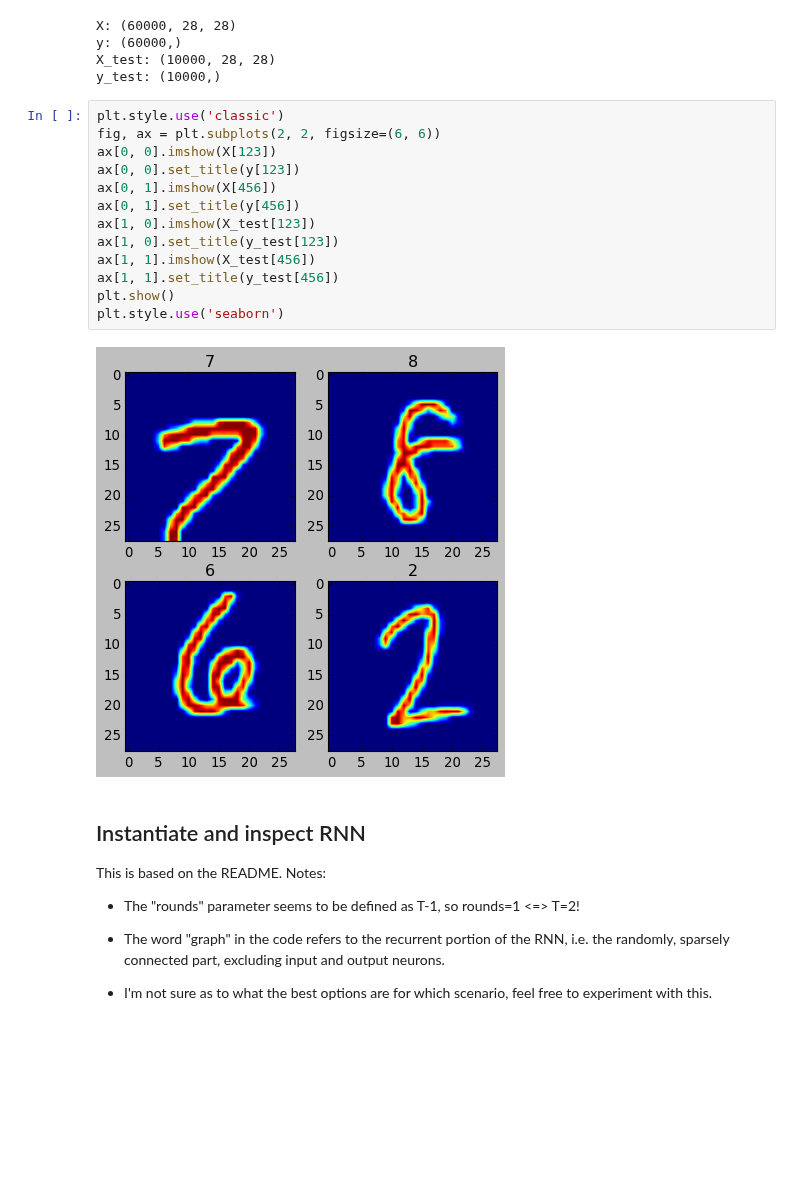
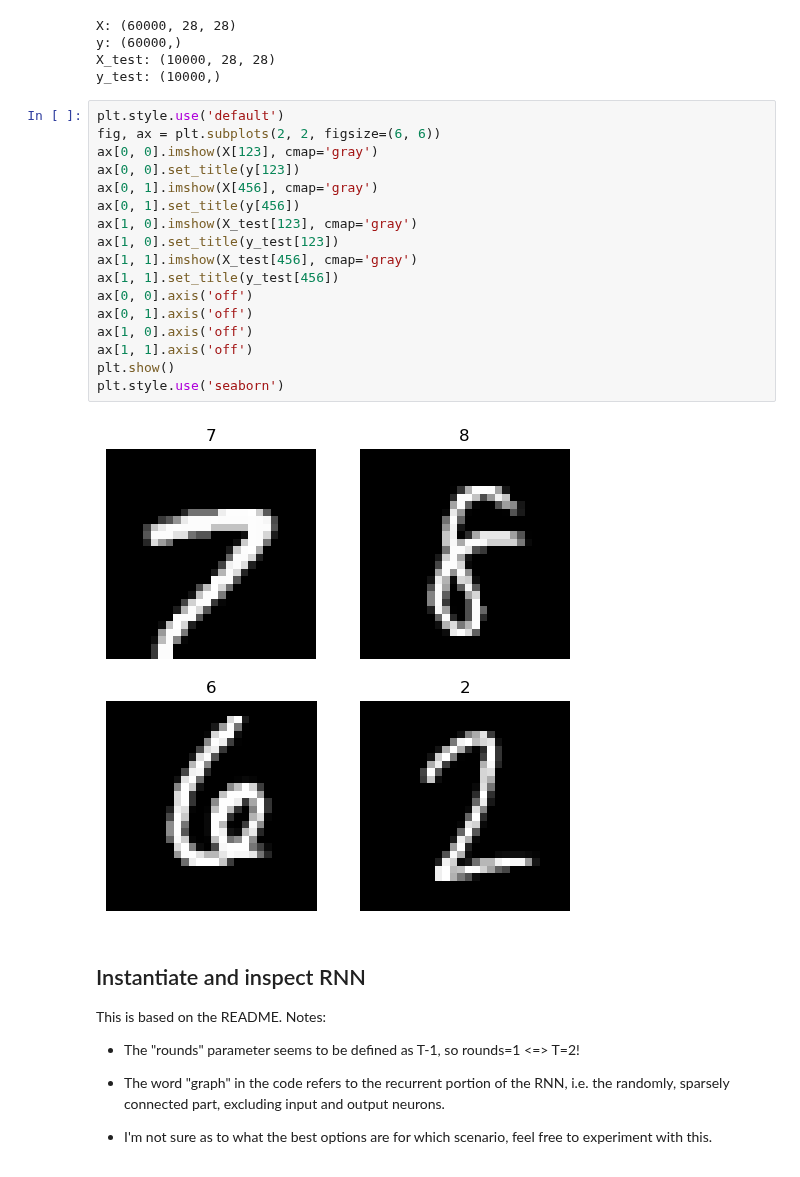
Before and after one commit to saykartik/assemblies, a Jupyter notebook: BrainNet/notebooks/paper_generalization_experiments.ipynb, the cells around one changed output. Drawn from its saved outputs; the diff is of its cells as text; blank space fills up the shorter version.

```diff
--- a/BrainNet/notebooks/paper_generalization_experiments.ipynb
+++ b/BrainNet/notebooks/paper_generalization_experiments.ipynb
@@ -82,20 +87,24 @@ y: (60000,)
 X_test: (10000, 28, 28)
 y_test: (10000,)
 # %%
-plt.style.use('classic')
+plt.style.use('default')
 fig, ax = plt.subplots(2, 2, figsize=(6, 6))
-ax[0, 0].imshow(X[123])
+ax[0, 0].imshow(X[123], cmap='gray')
 ax[0, 0].set_title(y[123])
-ax[0, 1].imshow(X[456])
+ax[0, 1].imshow(X[456], cmap='gray')
 ax[0, 1].set_title(y[456])
-ax[1, 0].imshow(X_test[123])
+ax[1, 0].imshow(X_test[123], cmap='gray')
 ax[1, 0].set_title(y_test[123])
-ax[1, 1].imshow(X_test[456])
+ax[1, 1].imshow(X_test[456], cmap='gray')
 ax[1, 1].set_title(y_test[456])
+ax[0, 0].axis('off')
+ax[0, 1].axis('off')
+ax[1, 0].axis('off')
+ax[1, 1].axis('off')
 plt.show()
 plt.style.use('seaborn')
 # %% [output]
-[figure, old version]
+[figure, new version]
 # %% [markdown]
 ## Instantiate and inspect RNN
 
```
Also changed, not shown: parts of 14 cells of this notebook, 1 other file.
